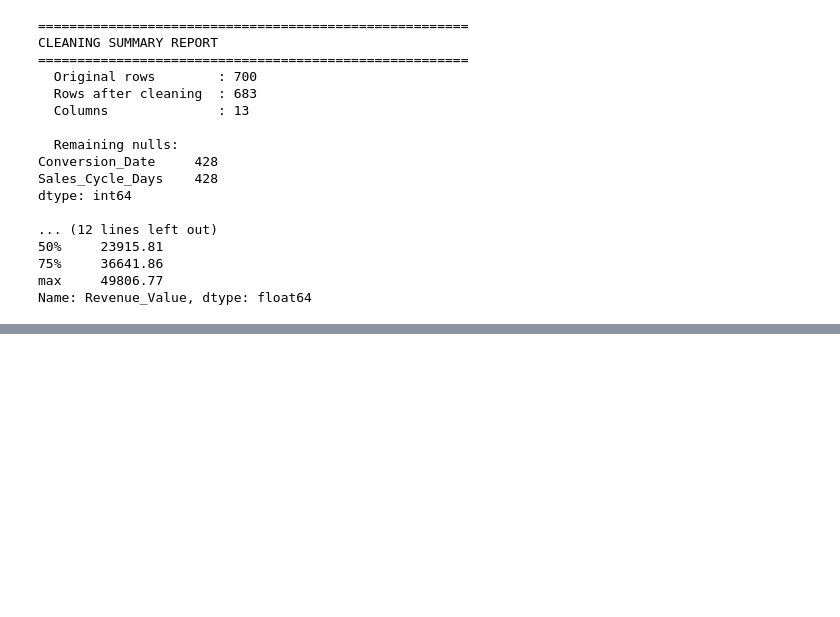
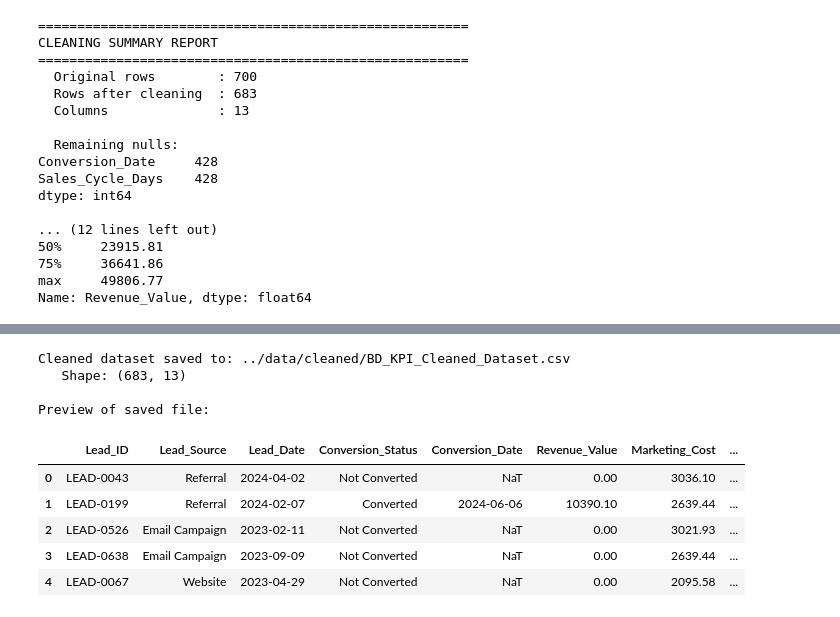
Before and after one commit to nisansalasandu/sales-performance-analytics, a Jupyter notebook: notebooks/Day1_Data_Cleaning.ipynb, the cells around one changed output, grey strips where cells are left out. Cells and saved outputs as stored; diff of their text form; code cells hidden in the pictures; blank space fills up the shorter version.

Commit message:
Day 1: Data Cleaning and KPI Identication EDIT

```diff
--- a/notebooks/Day1_Data_Cleaning.ipynb
+++ b/notebooks/Day1_Data_Cleaning.ipynb
@@ -343,13 +343,13 @@ Conversion_Status standardized
 mask_not_conv = df['Conversion_Status'] == 'Not Converted'      # Creates a boolean mask for leads not converted
 df.loc[mask_not_conv, 'Conversion_Date'] = pd.NaT      # Explicitly removes any Conversion_Date for not converted rows
 
-# Rule 2: Conversion_Date must be same or AFTER Lead_Date
+# Rule 2: Conversion_Date must be AFTER Lead_Date
 mask_invalid = (
     df['Conversion_Status'] == 'Converted'
 ) & (
-    df['Conversion_Date'] < df['Lead_Date']
+    df['Conversion_Date'] <= df['Lead_Date']
 )
-print(f"Invalid conversion dates (before lead date): {mask_invalid.sum()}")
+print(f"Invalid conversion dates (same or before lead date): {mask_invalid.sum()}")
 df.loc[mask_invalid, 'Conversion_Date'] = pd.NaT  # Fix invalid conversion dates(Set to NaT for now)
 
 print("Conversion date logic fixed")
@@ -609,0 +620,23 @@ print(kpi_df.to_string(index=False))
+# %%
+# ─────────────────────────────────────────
+# Save Cleaned Dataset
+# ─────────────────────────────────────────
+
+output_path = '../data/cleaned/BD_KPI_Cleaned_Dataset.csv'
+df.to_csv(output_path, index=False)
+
+print(f"Cleaned dataset saved to: {output_path}")
+print(f"   Shape: {df.shape}")
+print(f"\nPreview of saved file:")
+df.head()
+# %% [output]
+Cleaned dataset saved to: ../data/cleaned/BD_KPI_Cleaned_Dataset.csv
+   Shape: (683, 13)
+
+Preview of saved file:
+|  | Lead_ID | Lead_Source | Lead_Date | Conversion_Status | Conversion_Date | Revenue_Value | Marketing_Cost | ... |
+| 0 | LEAD-0043 | Referral | 2024-04-02 | Not Converted | NaT | 0.00 | 3036.10 | ... |
+| 1 | LEAD-0199 | Referral | 2024-02-07 | Converted | 2024-06-06 | 10390.10 | 2639.44 | ... |
+| 2 | LEAD-0526 | Email Campaign | 2023-02-11 | Not Converted | NaT | 0.00 | 3021.93 | ... |
+| 3 | LEAD-0638 | Email Campaign | 2023-09-09 | Not Converted | NaT | 0.00 | 2639.44 | ... |
+| 4 | LEAD-0067 | Website | 2023-04-29 | Not Converted | NaT | 0.00 | 2095.58 | ... |
```
Also changed, not shown: parts of 4 cells of this notebook, 1 other file.
